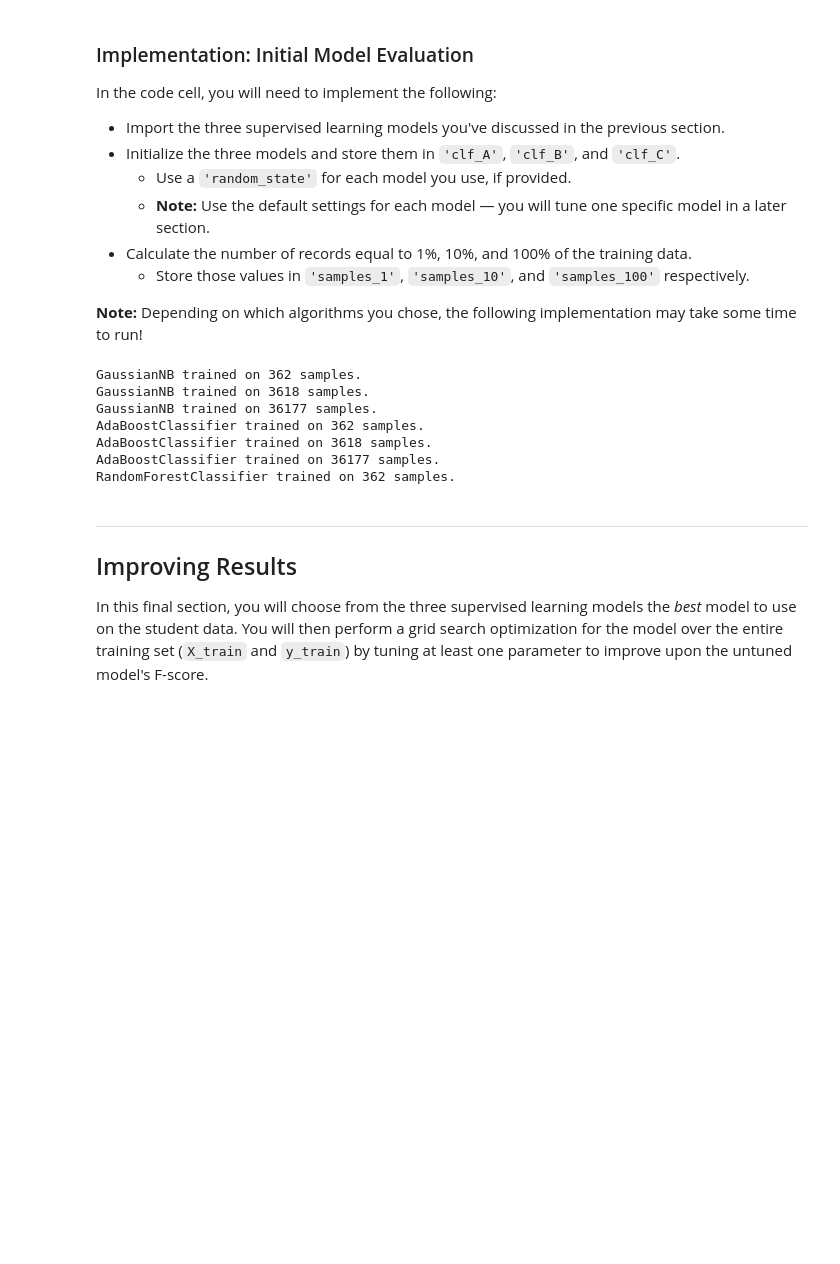
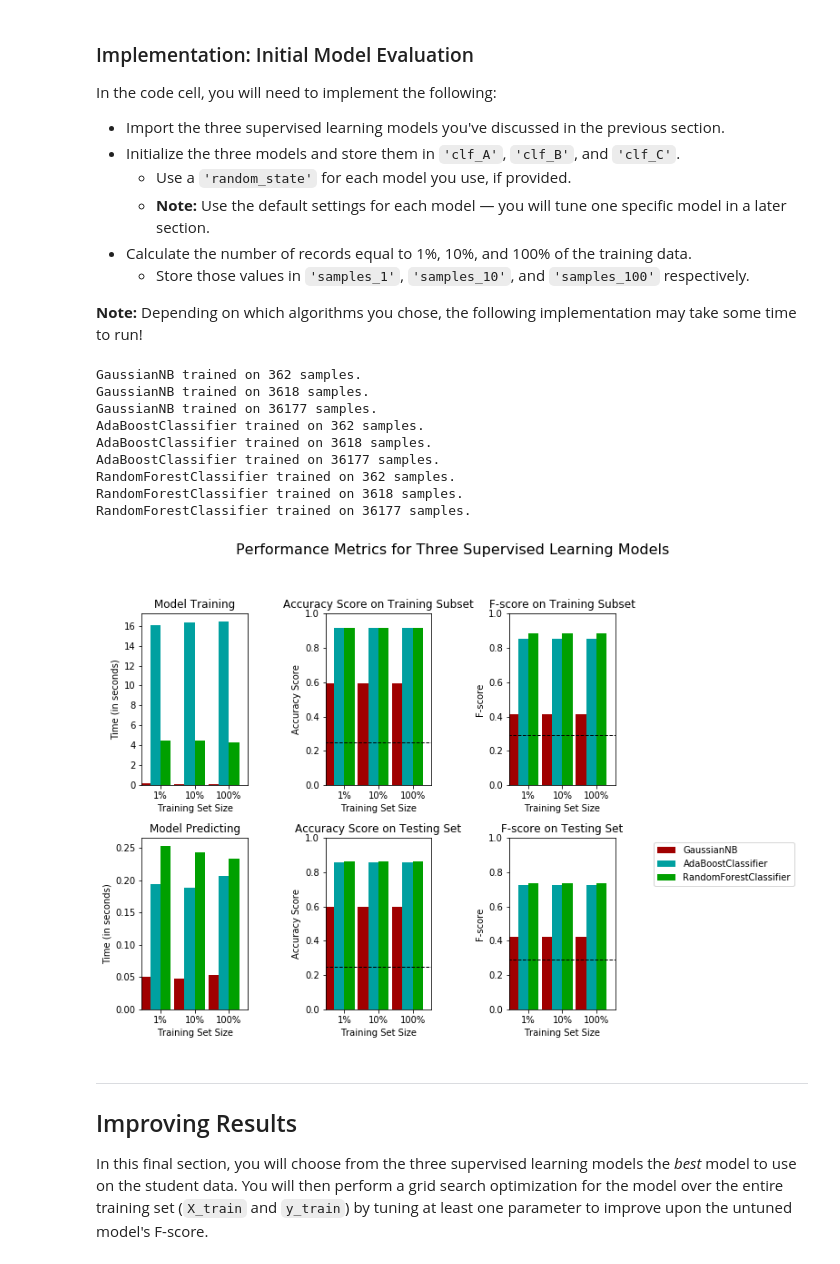
Before and after one commit to smmuzza/machine-learning, a Jupyter notebook: projects/finding_donors/finding_donors.ipynb, the cells around one changed output. Cells and saved outputs as stored; diff of their text form; code cells hidden in the pictures; blank space fills up the shorter version.

```diff
--- a/projects/finding_donors/finding_donors.ipynb
+++ b/projects/finding_donors/finding_donors.ipynb
@@ -457,10 +457,10 @@ def train_predict(learner, sample_size, X_train, y_train, X_test, y_test):
     results['acc_test'] = accuracy_score(y_test, predictions_test)
 
     # TODO: Compute F-score on the the first 300 training samples using fbeta_score()
-    results['f_train'] = fbeta_score(y_train[:300], predictions_train[:300], average=None, beta=0.5)
+    results['f_train'] = fbeta_score(y_train[:300], predictions_train[:300], average='binary', beta=0.5)
 
     # TODO: Compute F-score on the test set which is y_test
-    results['f_test'] = fbeta_score(y_test, predictions_test, average=None, beta=0.5)
+    results['f_test'] = fbeta_score(y_test, predictions_test, average='binary', beta=0.5)
 
     # Success
     print("{} trained on {} samples.".format(learner.__class__.__name__, sample_size))
@@ -481,44 +481,48 @@ In the code cell, you will need to implement the following:
 # %%
 # TODO: Import the three supervised learning models from sklearn
 from sklearn.naive_bayes import GaussianNB
+from sklearn.tree import DecisionTreeClassifier
 from sklearn.ensemble import AdaBoostClassifier
 from sklearn.svm import SVC # training is too slow, especially rbf
 from sklearn.ensemble import RandomForestClassifier
 
 # TODO: Initialize the three models
 clf_A = GaussianNB()
-clf_Bbackup = AdaBoostClassifier(base_estimator=RandomForestClassifier(n_estimators=2, max_depth=10, random_state=11), n_estimators=50, learning_rate=1.0, random_state=7)
-clf_B = AdaBoostClassifier(base_estimator=RandomForestClassifier(n_estimators=5, max_depth=3, random_state=11), n_estimators=200, learning_rate=1.0, random_state=7)
-clf_C = RandomForestClassifier(n_estimators=200, max_depth=20, random_state=11)
+clf_Bbackup = AdaBoostClassifier(base_estimator=RandomForestClassifier(n_estimators=3, max_depth=10, random_state=11), n_estimators=50, learning_rate=1.0, random_state=7)
+clf_B = AdaBoostClassifier(base_estimator=DecisionTreeClassifier(max_depth=6, random_state=11), n_estimators=100, learning_rate=0.25, random_state=7)
+clf_C = RandomForestClassifier(n_estimators=100, max_depth=20, random_state=11)
 clf_Cbackup = SVC(kernel='poly', degree=2, C=0.1) # SVC(kernel='rbf', gamma=27), SVC(kernel='poly', degree=10, C=0.1)
 
 # TODO: Calculate the number of samples for 1%, 10%, and 100% of the training data
 # HINT: samples_100 is the entire training set i.e. len(y_train)
 # HINT: samples_10 is 10% of samples_100 (ensure to set the count of the values to be `int` and not `float`)
 # HINT: samples_1 is 1% of samples_100 (ensure to set the count of the values to be `int` and not `float`)
 samples_100 = len(y_train)
 samples_10 = int(round(0.1*len(y_train)))
 samples_1 = int(round(0.01*len(y_train)))
 
 # Collect results on the learners
 results = {}
 for clf in [clf_A, clf_B, clf_C]:
     clf_name = clf.__class__.__name__
     results[clf_name] = {}
     for i, samples in enumerate([samples_1, samples_10, samples_100]):
         results[clf_name][i] = \
         train_predict(clf, samples, X_train, y_train, X_test, y_test)
 
 # Run metrics visualization for the three supervised learning models chosen
 vs.evaluate(results, accuracy, fscore)
 # %% [output]
 GaussianNB trained on 362 samples.
 GaussianNB trained on 3618 samples.
 GaussianNB trained on 36177 samples.
 AdaBoostClassifier trained on 362 samples.
 AdaBoostClassifier trained on 3618 samples.
 AdaBoostClassifier trained on 36177 samples.
 RandomForestClassifier trained on 362 samples.
+RandomForestClassifier trained on 3618 samples.
+RandomForestClassifier trained on 36177 samples.
+[figure, added]
 # %% [markdown]
 ----
 ## Improving Results
```
Also changed, not shown: parts of 12 cells of this notebook, 1 other file.
